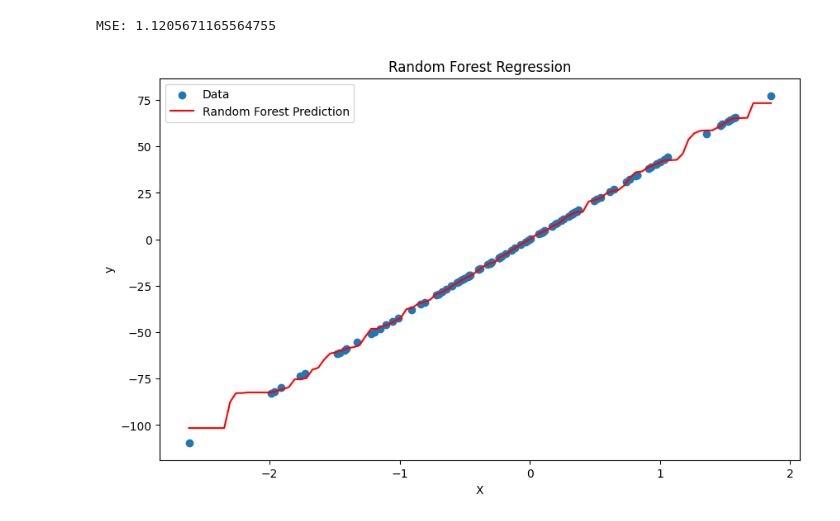
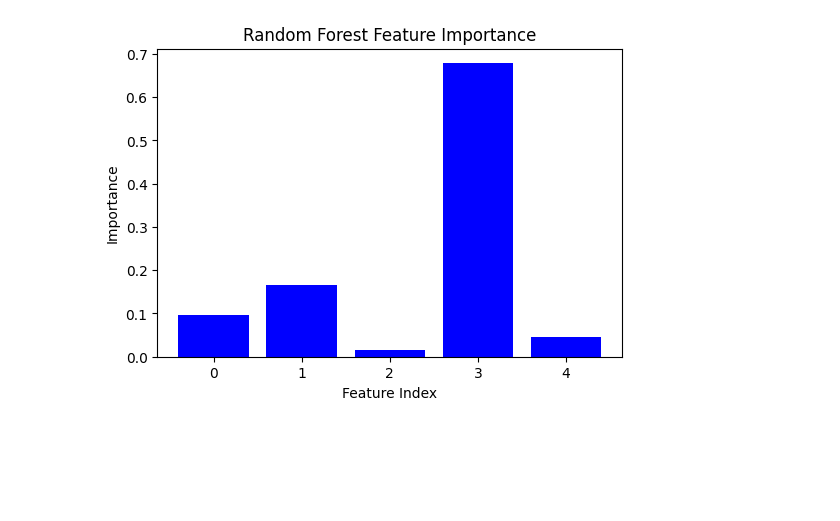
Before and after one commit to dcacciarelli/my-causality-book, a Jupyter notebook: _build/jupyter_execute/notebooks/review_ML.ipynb, the cells around one changed output. Saved outputs shown, nothing was run; the diff lists cells and outputs as text; code cells hidden in the pictures; blank space fills up the shorter version.

```diff
--- a/_build/jupyter_execute/notebooks/review_ML.ipynb
+++ b/_build/jupyter_execute/notebooks/review_ML.ipynb
@@ -137,35 +254,29 @@ plt.show()
 # %%
+import numpy as np
+import matplotlib.pyplot as plt
+from sklearn.model_selection import train_test_split
 from sklearn.ensemble import RandomForestRegressor
-from sklearn.model_selection import train_test_split
-from sklearn.metrics import mean_squared_error
 
 # Generate synthetic data
-X, y = make_regression(n_samples=100, n_features=1, noise=0.1, random_state=42)
+np.random.seed(42)
+X = np.random.rand(100, 5)
+y = X @ [1.5, -2, 0, 3.5, -1] + np.random.randn(100) * 0.1
 
-# Split dataset
-X_train, X_test, y_train, y_test = train_test_split(X, y, test_size=0.3, random_state=42)
+# Split data into training and test sets
+X_train, X_test, y_train, y_test = train_test_split(X, y, test_size=0.2, random_state=42)
 
-# Train random forest regressor
-rf_reg = RandomForestRegressor(n_estimators=100, random_state=42)
-rf_reg.fit(X_train, y_train)
+# Fit a random forest regressor
+forest_reg = RandomForestRegressor(n_estimators=100, random_state=42)
+forest_reg.fit(X_train, y_train)
 
-# Predict and evaluate
-y_pred = rf_reg.predict(X_test)
-mse = mean_squared_error(y_test, y_pred)
-print(f"MSE: {mse}")
-
-# Plotting
-X_grid = np.linspace(min(X), max(X), 100).reshape(-1, 1)
-y_grid_pred = rf_reg.predict(X_grid)
-
-plt.figure(figsize=(10, 6))
-plt.scatter(X, y, label='Data')
-plt.plot(X_grid, y_grid_pred, color='red', label='Random Forest Prediction')
-plt.title('Random Forest Regression')
-plt.xlabel('X')
-plt.ylabel('y')
-plt.legend()
+# Extract and plot feature importance
+importances = forest_reg.feature_importances_
+features = np.arange(X.shape[1])
+plt.figure(figsize=(6, 4))
+plt.bar(features, importances, color='b', align='center')
+plt.xlabel('Feature Index')
+plt.ylabel('Importance')
+plt.title('Random Forest Feature Importance')
 plt.show()
 # %% [output]
-MSE: 1.1205671165564755
-[figure, old version]
+[figure, new version]
```
Also changed, not shown: parts of 19 cells of this notebook, 34 other files.
